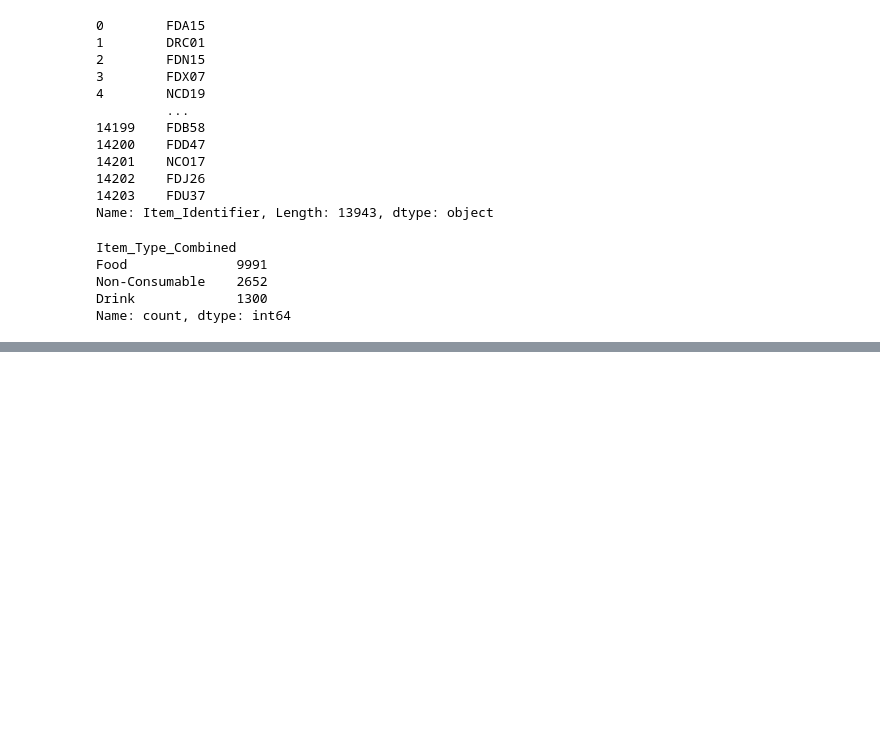
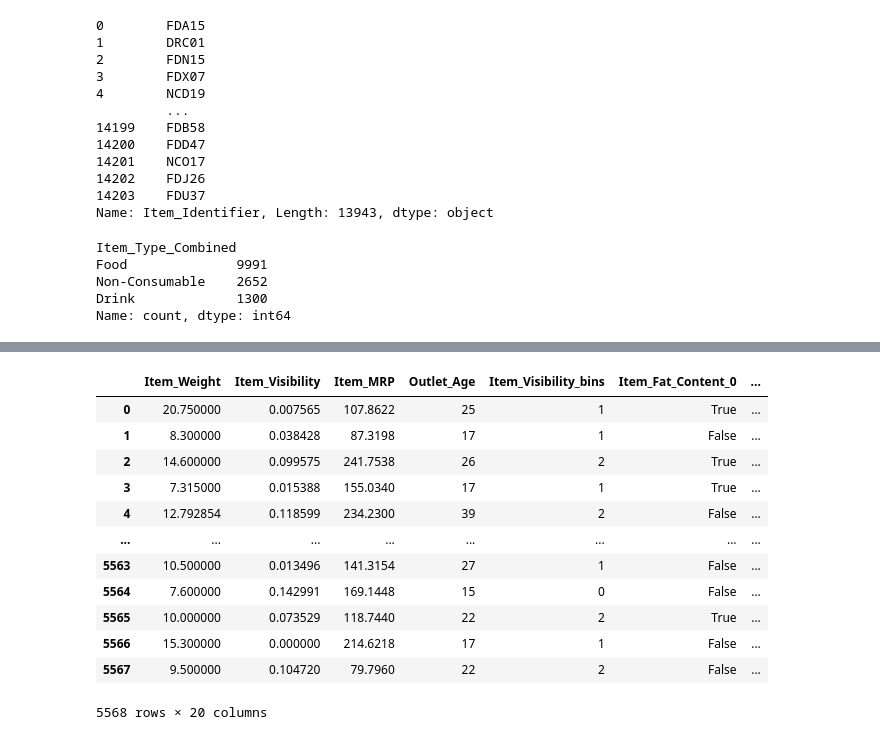
Before and after one commit to Rohit-Ganjoo/Big-Mart, a Jupyter notebook: BigMart Analysis.ipynb, the cells around one changed output, grey strips where cells are left out. Cells and saved outputs as stored; diff of their text form; code cells hidden in the pictures; blank space fills up the shorter version.

```diff
--- a/BigMart Analysis.ipynb
+++ b/BigMart Analysis.ipynb
@@ -302,3 +302,7 @@ train.drop(['source'], axis = 1, inplace = True)
 #Export modified versions of the files
 train.to_csv('C:/Users/zeus/Desktop/Big-Mart/train_modified.csv', index = False)
 test.to_csv('C:/Users/zeus/Desktop/Big-Mart/test_modified.csv',index = False)
+# %%
+#read the train_modified.csv and test_modified.csv dataset
+train2 = pd.read_csv('C:/Users/zeus/Desktop/Big-Mart/train_modified.csv')
+test2 = pd.read_csv('C:/Users/zeus/Desktop/Big-Mart/test_modified.csv')
@@ -304,0 +356,18 @@ test.to_csv('C:/Users/zeus/Desktop/Big-Mart/test_modified.csv',index = False)
+# %%
+#Drop the irrelevent variable from test2 dataset
+X_test = test2.drop(['Outlet_Identifier','Item_Identifier'],axis=1)
+X_test
+# %% [output]
+|  | Item_Weight | Item_Visibility | Item_MRP | Outlet_Age | Item_Visibility_bins | Item_Fat_Content_0 | ... |
+| 0 | 20.750000 | 0.007565 | 107.8622 | 25 | 1 | True | ... |
+| 1 | 8.300000 | 0.038428 | 87.3198 | 17 | 1 | False | ... |
+| 2 | 14.600000 | 0.099575 | 241.7538 | 26 | 2 | True | ... |
+| 3 | 7.315000 | 0.015388 | 155.0340 | 17 | 1 | True | ... |
+| 4 | 12.792854 | 0.118599 | 234.2300 | 39 | 2 | False | ... |
+| ... | ... | ... | ... | ... | ... | ... | ... |
+| 5563 | 10.500000 | 0.013496 | 141.3154 | 27 | 1 | False | ... |
+| 5564 | 7.600000 | 0.142991 | 169.1448 | 15 | 0 | False | ... |
+| 5565 | 10.000000 | 0.073529 | 118.7440 | 22 | 2 | True | ... |
+| 5566 | 15.300000 | 0.000000 | 214.6218 | 17 | 1 | False | ... |
+| 5567 | 9.500000 | 0.104720 | 79.7960 | 22 | 2 | False | ... |
+5568 rows × 20 columns
```
Also changed, not shown: parts of 12 cells of this notebook.
